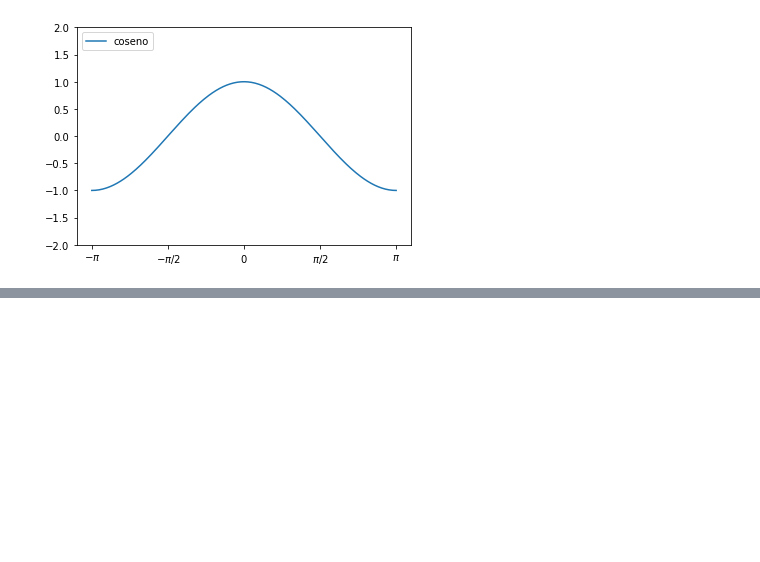
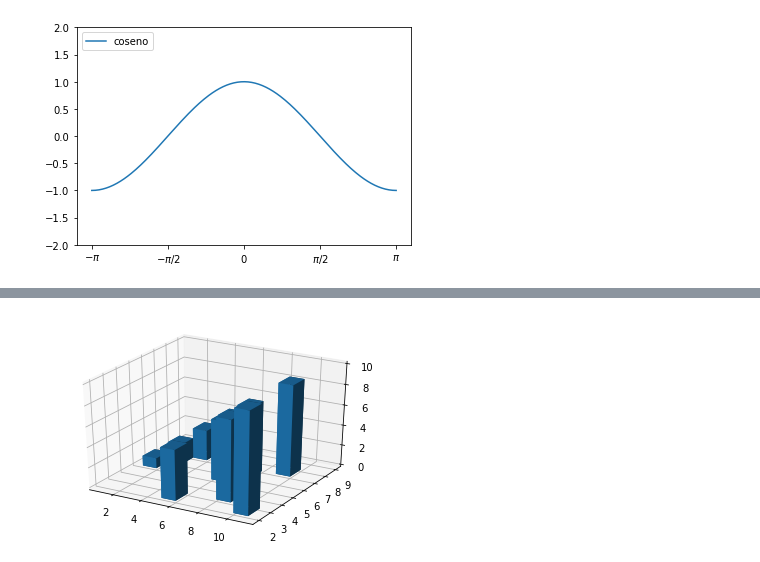
Before and after one commit to mafe230604/graficas_python, a Jupyter notebook: graficas_python.ipynb, the cells around one changed output, grey strips where cells are left out. Cells and saved outputs as stored; diff of their text form; code cells hidden in the pictures; blank space fills up the shorter version.

```diff
--- a/graficas_python.ipynb
+++ b/graficas_python.ipynb
@@ -115,0 +167,24 @@ show()
+# %%
+from mpl_toolkits.mplot3d import axes3d
+import matplotlib.pyplot as plt
+import numpy as np
+
+fig = plt.figure()
+ax1 = fig.add_subplot(111, projection='3d')
+
+# Definimos los datos
+x3 = [1,2,3,4,5,6,7,8,9,10]
+y3 = [5,6,7,8,2,5,6,3,7,2]
+z3 = np.zeros(10)
+
+dx = np.ones(10)
+dy = np.ones(10)
+dz = [1,2,3,4,5,6,7,8,9,10]
+
+# utilizamos el método bar3d para graficar las barras
+ax1.bar3d(x3, y3, z3, dx, dy, dz)
+
+# Mostramos el gráfico
+plt.show()
+# %% [output]
+[figure, added]
```
Also changed, not shown: parts of 6 cells of this notebook.
